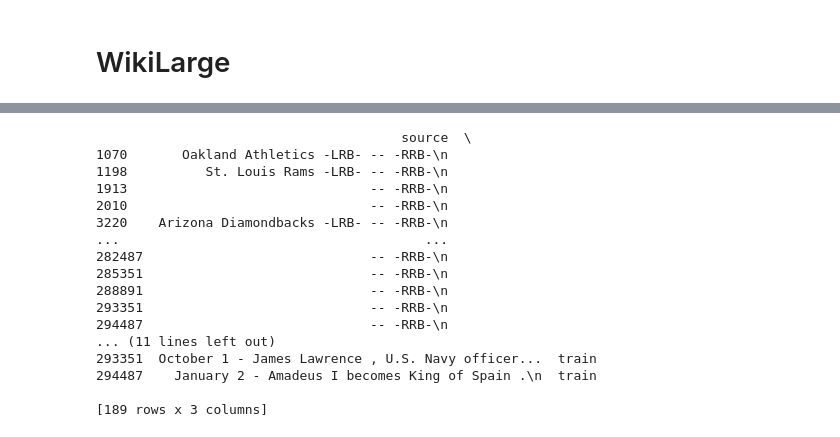
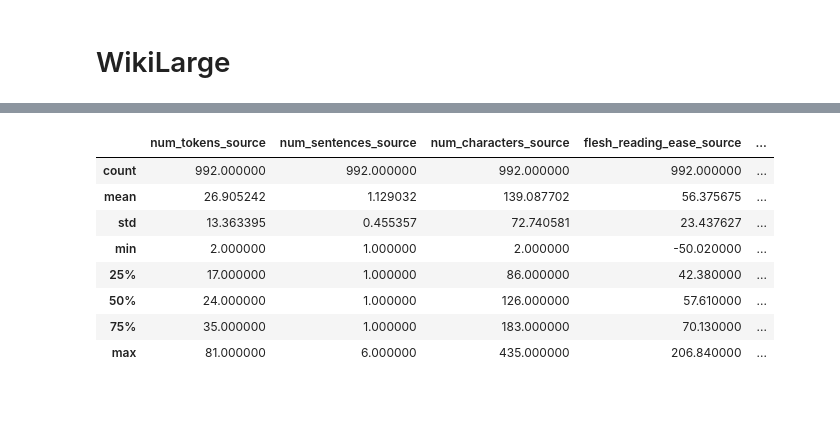
Before and after one commit to shtosti/keep-it-simple, a Jupyter notebook: EDA/explore_dataset_stats.ipynb, the cells around one changed output, grey strips where cells are left out. Drawn from its saved outputs; the diff is of its cells as text; code cells hidden in the pictures; blank space fills up the shorter version.

```diff
--- a/EDA/explore_dataset_stats.ipynb
+++ b/EDA/explore_dataset_stats.ipynb
@@ -137,23 +30,13 @@ full_df.describe()
-# %%
-filtered_df = full_df[full_df['source'].str.contains("-- -RRB-\\n", na=False)]
-
-# Print the filtered rows
-print(filtered_df)
-# %% [output]
-                                       source  \
-1070       Oakland Athletics -LRB- -- -RRB-\n
-1198          St. Louis Rams -LRB- -- -RRB-\n
-1913                               -- -RRB-\n
-2010                               -- -RRB-\n
-3220    Arizona Diamondbacks -LRB- -- -RRB-\n
-...                                       ...
-282487                             -- -RRB-\n
-285351                             -- -RRB-\n
-288891                             -- -RRB-\n
-293351                             -- -RRB-\n
-294487                             -- -RRB-\n
-... (11 lines left out)
-293351  October 1 - James Lawrence , U.S. Navy officer...  train
-294487    January 2 - Amadeus I becomes King of Spain .\n  train
-
-[189 rows x 3 columns]
+# %%
+wikilarge_df = pd.read_csv("wikilarge_with_analysis_valid.csv")
+wikilarge_df.describe()
+# %% [output]
+|  | num_tokens_source | num_sentences_source | num_characters_source | flesh_reading_ease_source | ... |
+| count | 992.000000 | 992.000000 | 992.000000 | 992.000000 | ... |
+| mean | 26.905242 | 1.129032 | 139.087702 | 56.375675 | ... |
+| std | 13.363395 | 0.455357 | 72.740581 | 23.437627 | ... |
+| min | 2.000000 | 1.000000 | 2.000000 | -50.020000 | ... |
+| 25% | 17.000000 | 1.000000 | 86.000000 | 42.380000 | ... |
+| 50% | 24.000000 | 1.000000 | 126.000000 | 57.610000 | ... |
+| 75% | 35.000000 | 1.000000 | 183.000000 | 70.130000 | ... |
+| max | 81.000000 | 6.000000 | 435.000000 | 206.840000 | ... |
```
Also changed, not shown: parts of 11 cells of this notebook, 4 other files.
